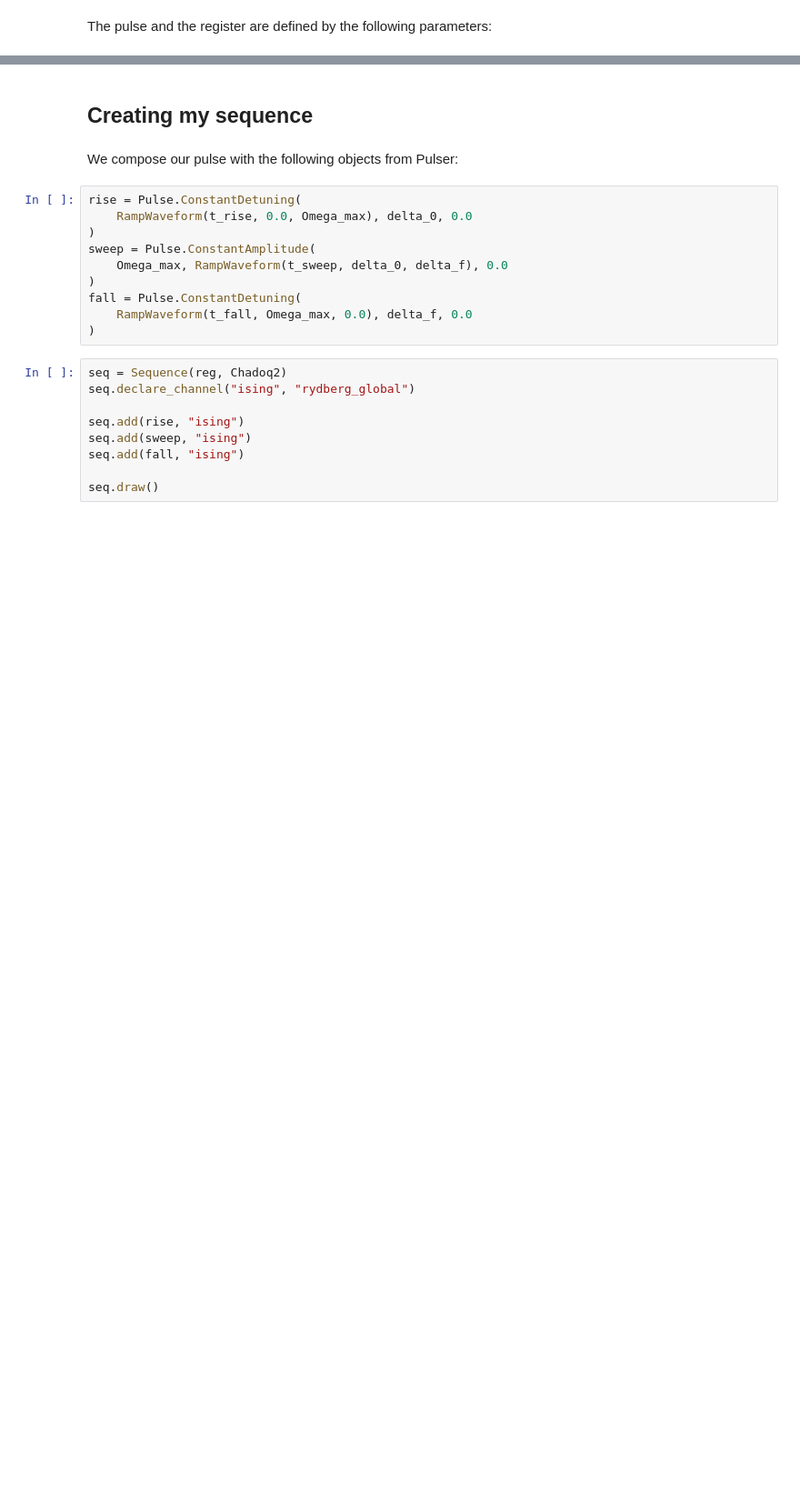
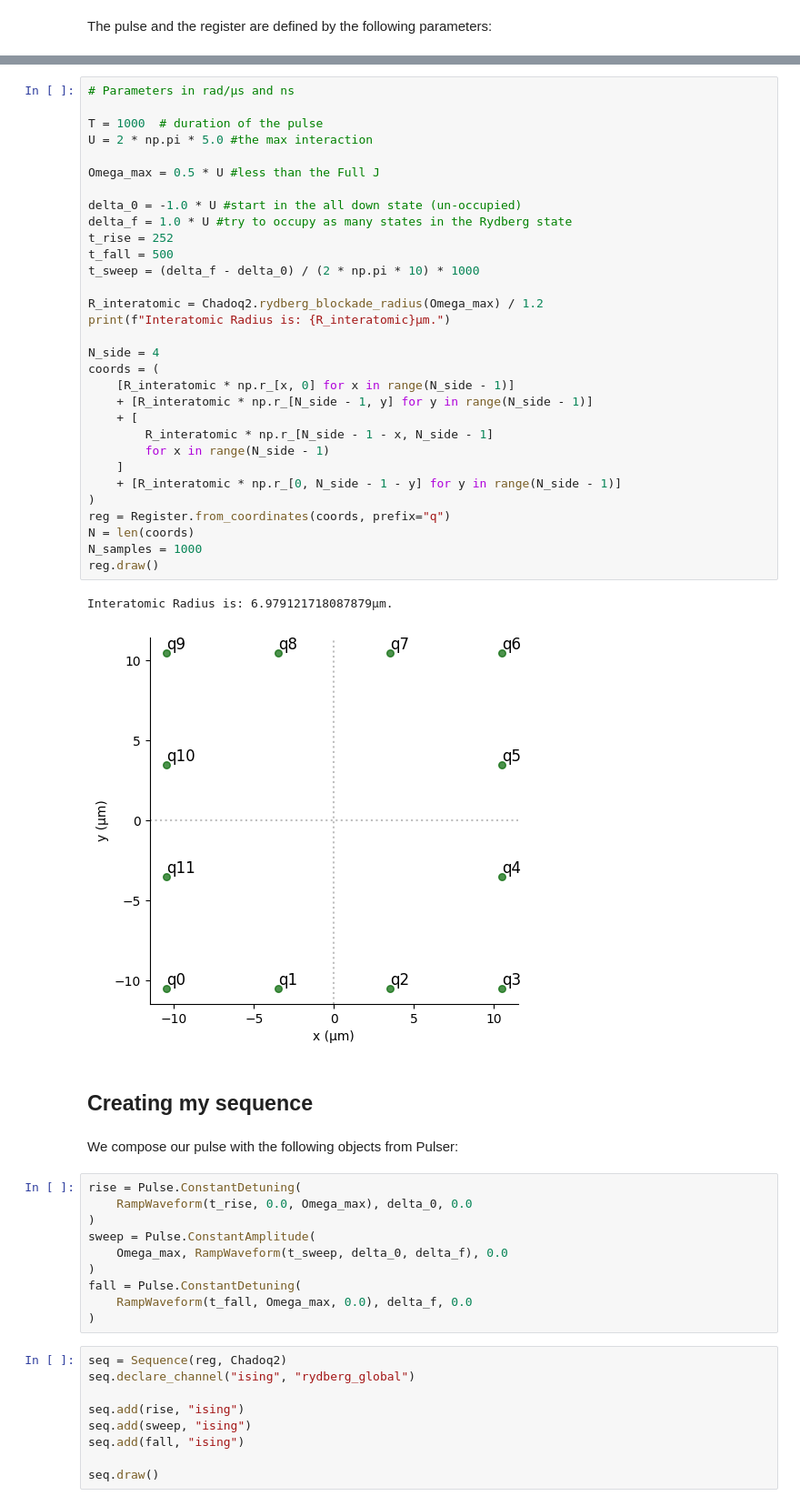
Before and after one commit to vdrouint/Pulser-tutorial-only, a Jupyter notebook: tutorials/quantum_simulation/Preparing state with antiferromagnetic order in the Ising model.ipynb, the cells around one changed output, grey strips where cells are left out. Shown at 91% size. Cells and saved outputs as stored; diff of their text form; blank space fills up the shorter version.

```diff
--- a/tutorials/quantum_simulation/Preparing state with antiferromagnetic order in the Ising model.ipynb
+++ b/tutorials/quantum_simulation/Preparing state with antiferromagnetic order in the Ising model.ipynb
@@ -47,3 +45,37 @@ Interatomic Radius is: 9.756753962298905µm.
+# %%
+# Parameters in rad/µs and ns
+
+T = 1000  # duration of the pulse
+U = 2 * np.pi * 5.0 #the max interaction
+
+Omega_max = 0.5 * U #less than the Full J
+
+delta_0 = -1.0 * U #start in the all down state (un-occupied)
+delta_f = 1.0 * U #try to occupy as many states in the Rydberg state
+t_rise = 252
+t_fall = 500
+t_sweep = (delta_f - delta_0) / (2 * np.pi * 10) * 1000
+
+R_interatomic = Chadoq2.rydberg_blockade_radius(Omega_max) / 1.2
+print(f"Interatomic Radius is: {R_interatomic}µm.")
+
+N_side = 4
+coords = (
+    [R_interatomic * np.r_[x, 0] for x in range(N_side - 1)]
+    + [R_interatomic * np.r_[N_side - 1, y] for y in range(N_side - 1)]
+    + [
+        R_interatomic * np.r_[N_side - 1 - x, N_side - 1]
+        for x in range(N_side - 1)
+    ]
+    + [R_interatomic * np.r_[0, N_side - 1 - y] for y in range(N_side - 1)]
+)
+reg = Register.from_coordinates(coords, prefix="q")
+N = len(coords)
+N_samples = 1000
+reg.draw()
+# %% [output]
+Interatomic Radius is: 6.979121718087879µm.
+[figure, added]
 # %% [markdown]
 ## Creating my sequence
 # %% [markdown]
```
Also changed, not shown: parts of 17 cells of this notebook, 5 other files.
